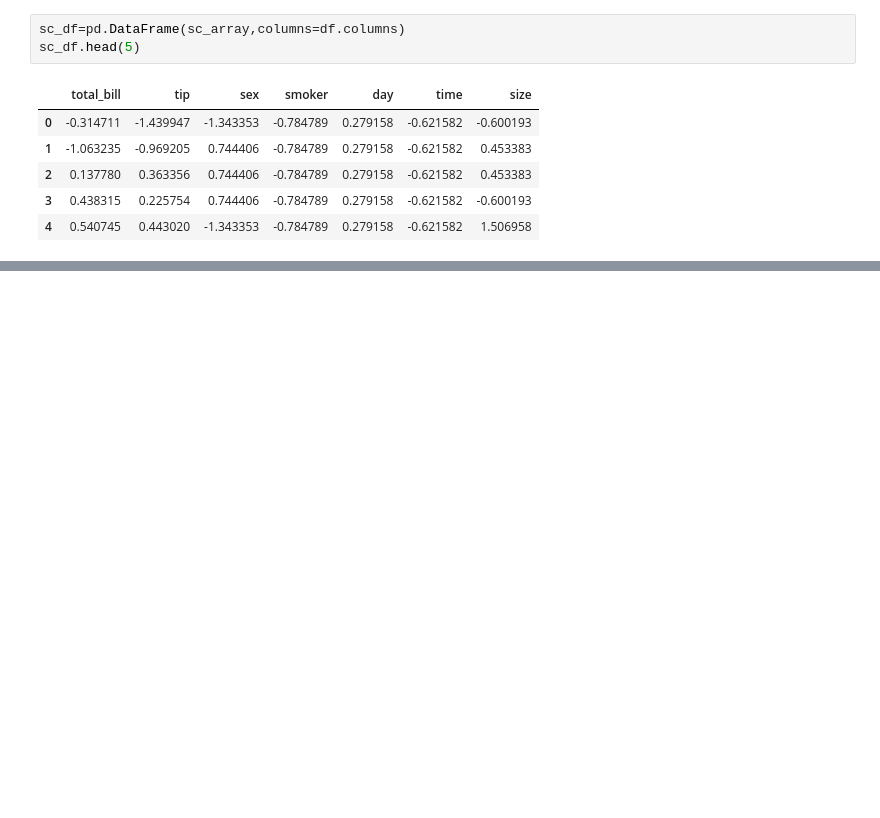
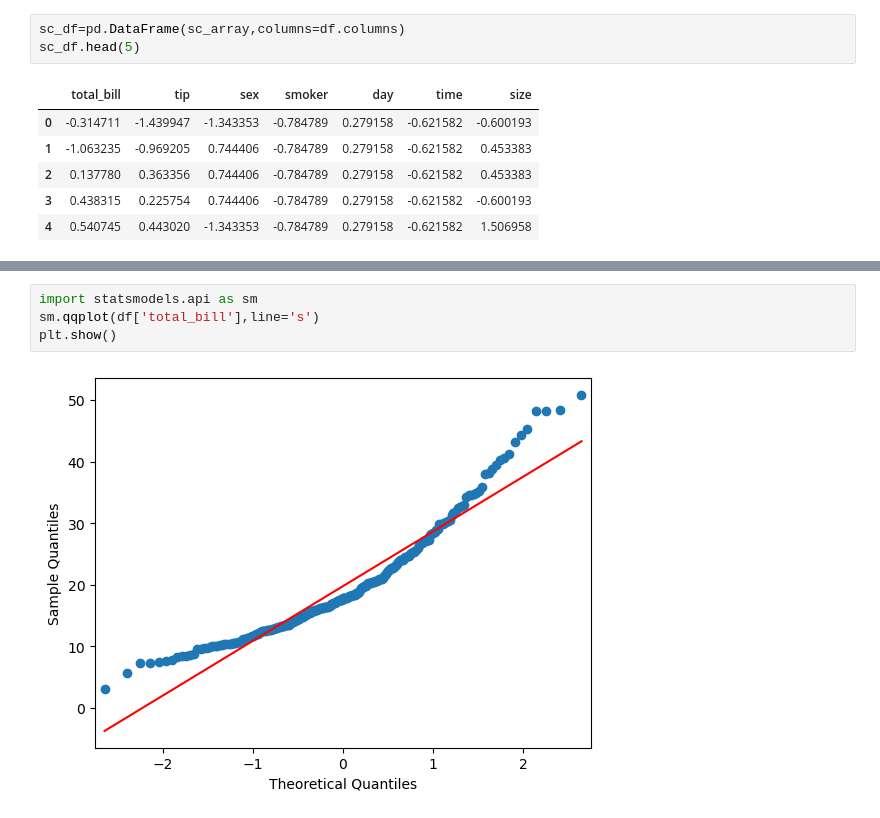
Before and after one commit to 2311cs020358/python, a Jupyter notebook: day17.ipynb, the cells around one changed output, grey strips where cells are left out. Drawn from its saved outputs; the diff is of its cells as text; blank space fills up the shorter version.

```diff
--- a/day17.ipynb
+++ b/day17.ipynb
@@ -175,0 +238,6 @@ sc_df.describe()
+# %%
+import statsmodels.api as sm
+sm.qqplot(df['total_bill'],line='s')
+plt.show()
+# %% [output]
+[figure, added]
```
Also changed, not shown: parts of 15 cells of this notebook.
